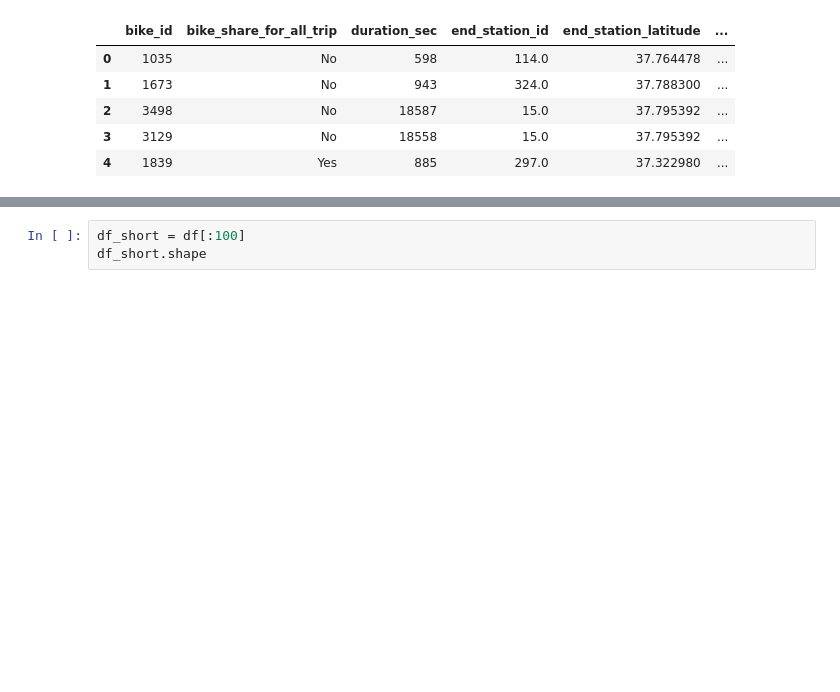
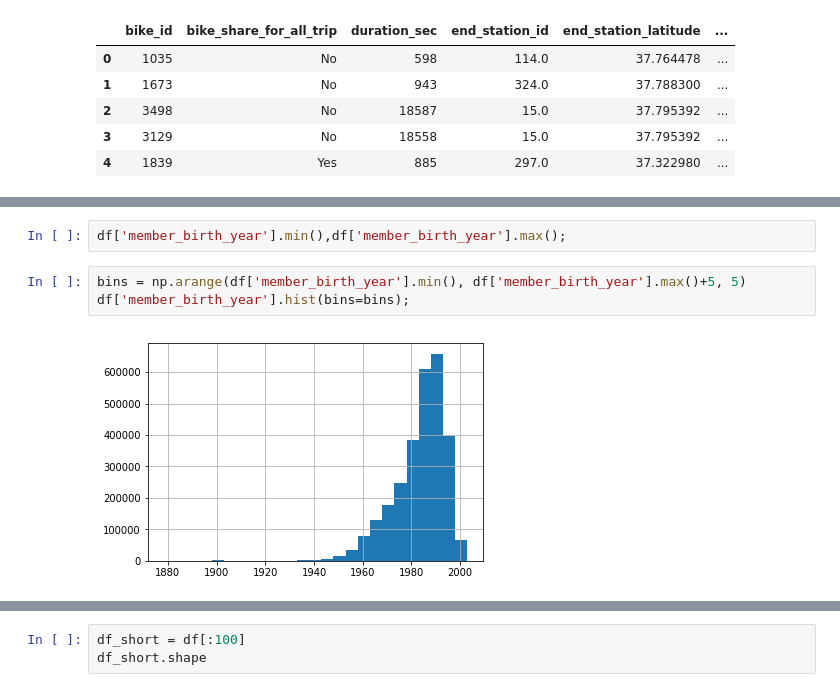
Before and after one commit to resa89/DataAnalystND, a Jupyter notebook: 07_CommunicatingDataFindings/wrangle_act.ipynb, the cells around one changed output, grey strips where cells are left out. Drawn from its saved outputs; the diff is of its cells as text; blank space fills up the shorter version.

```diff
--- a/07_CommunicatingDataFindings/wrangle_act.ipynb
+++ b/07_CommunicatingDataFindings/wrangle_act.ipynb
@@ -53,0 +186,7 @@ Name: end_station_longitude, dtype: float64
+# %%
+df['member_birth_year'].min(),df['member_birth_year'].max();
+# %%
+bins = np.arange(df['member_birth_year'].min(), df['member_birth_year'].max()+5, 5)
+df['member_birth_year'].hist(bins=bins);
+# %% [output]
+[figure, added]
```
Also changed, not shown: parts of 66 cells of this notebook.
